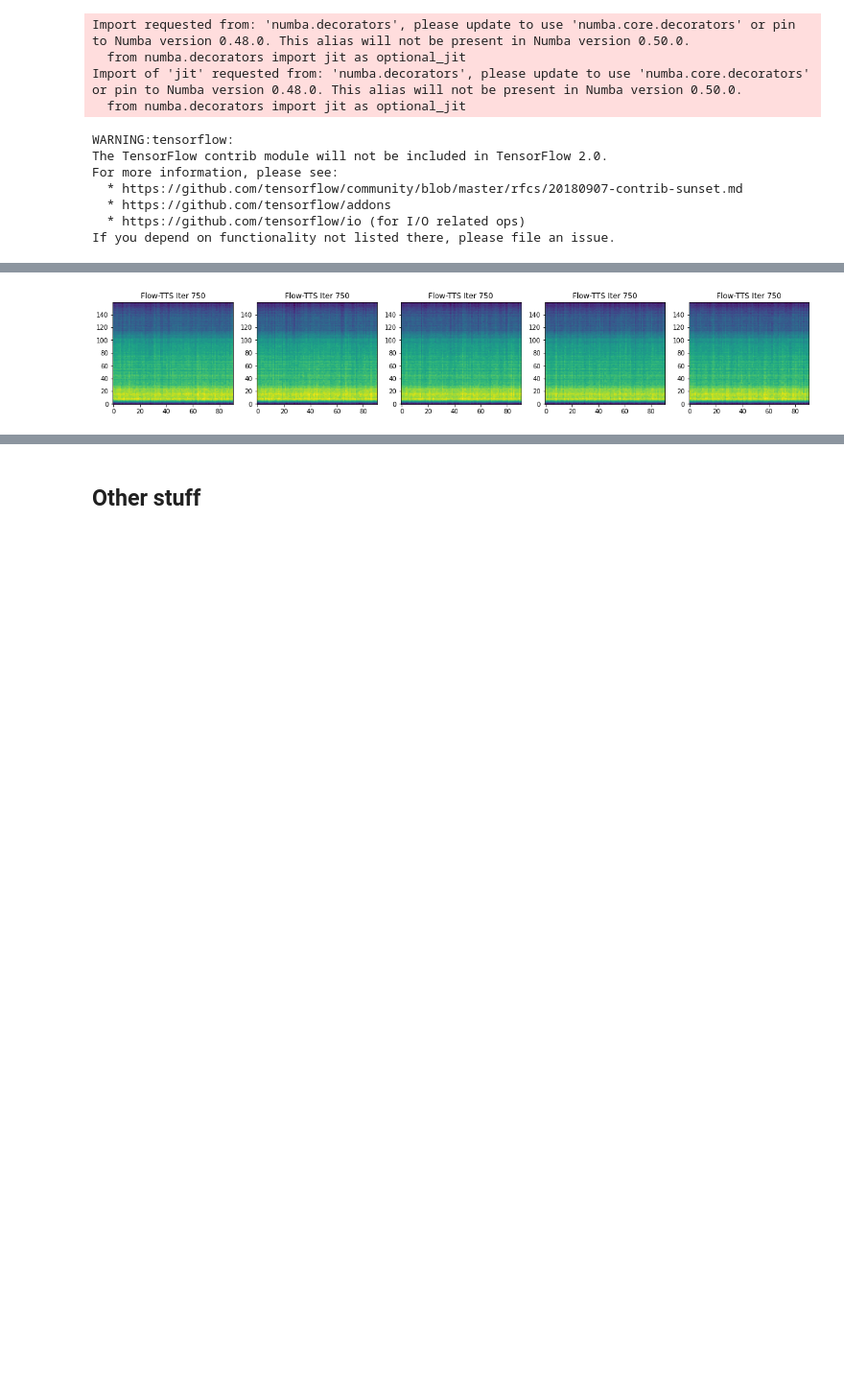
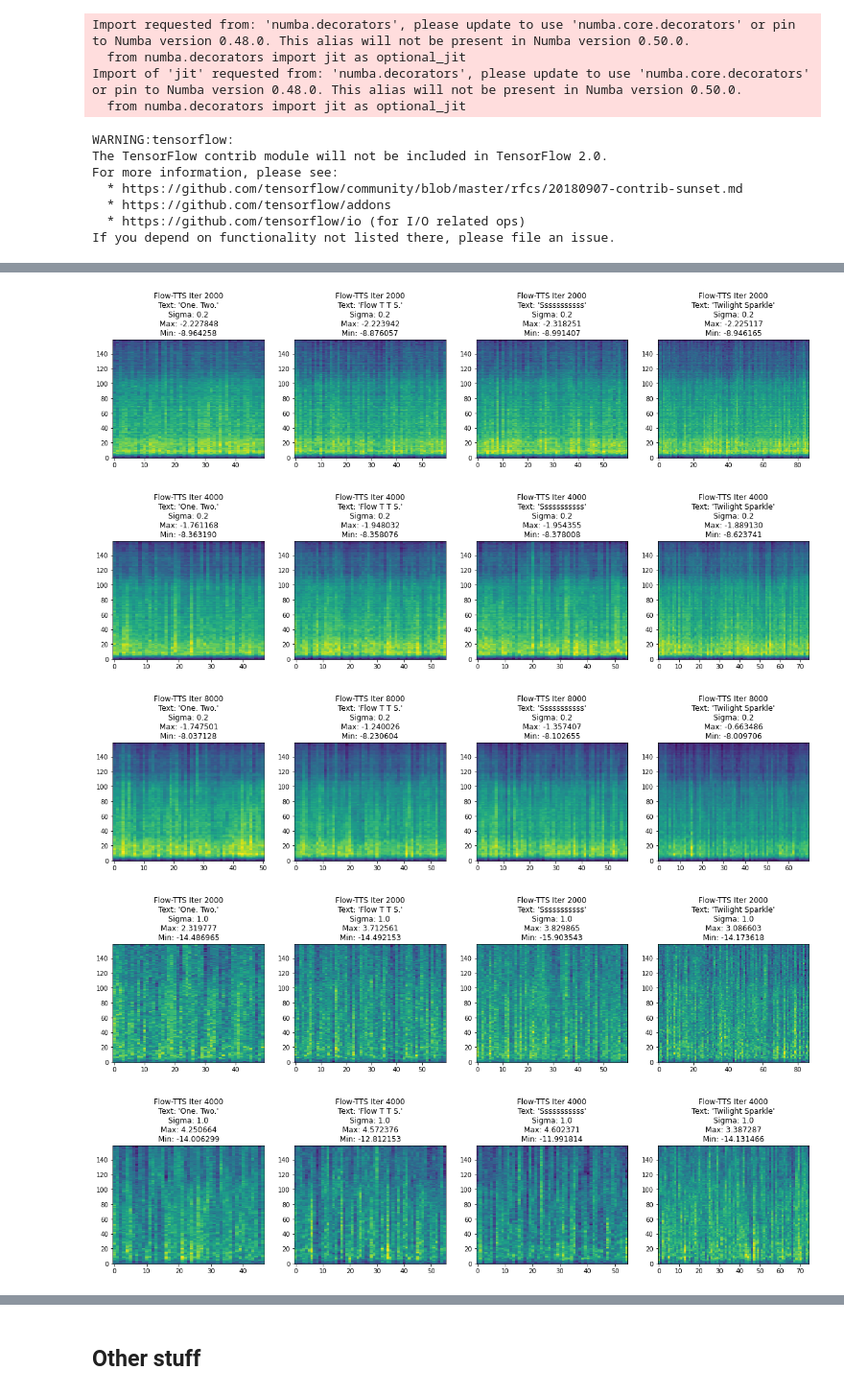
Before and after one commit to CookiePPP/cookietts, a Jupyter notebook: CookieTTS/scripts/FlowTTS Inference.ipynb, the cells around one changed output, grey strips where cells are left out. Shown at 96% size. Cells and saved outputs as stored; diff of their text form; code cells hidden in the pictures; blank space fills up the shorter version.

```diff
--- a/CookieTTS/scripts/FlowTTS Inference.ipynb
+++ b/CookieTTS/scripts/FlowTTS Inference.ipynb
@@ -20,7 +20,7 @@ Import requested from: 'numba.decorators', please update to use 'numba.core.deco
 Import of 'jit' requested from: 'numba.decorators', please update to use 'numba.core.decorators' or pin to Numba version 0.48.0. This alias will not be present in Numba version 0.50.0.
   from numba.decorators import jit as optional_jit
 # %%
-def plot_data(data, title=None, figsize=(20, 3)):
+def plot_data(data, title=None, figsize=(20, 3.5)):
     fig, axes = plt.subplots(1, len(data), figsize=figsize)
     for i in range(len(data)):
         if title:
@@ -39,33 +39,44 @@ For more information, please see:
 If you depend on functionality not listed there, please file an issue.
 # %%
 checkpoint_paths = [
+    r"G:\TwiBot\CookiePPPTTS\CookieTTS\_2_ttm\flowtts\outdir\checkpoint_2000",
+    r"G:\TwiBot\CookiePPPTTS\CookieTTS\_2_ttm\flowtts\outdir\checkpoint_4000",
     r"G:\TwiBot\CookiePPPTTS\CookieTTS\_2_ttm\flowtts\outdir\best_model",
 ]
 
-n_attempts = 5
+texts = [
+    "One. Two.",
+    "Flow T T S.",
+    "Sssssssssss",
+    "Twilight Sparkle",
+]
 
-# Text
-text = "One. two. Three."
-sequence = np.array(text_to_sequence(text, ['english_cleaners']))[None, :]
-sequence = torch.autograd.Variable(
-    torch.from_numpy(sequence)).cuda().long()
+sigma = [0.2,1.0,]
+
 # Speaker IDs
 speaker_ids = torch.LongTensor([5,]).cuda()
-print(speaker_ids)
+print('Speaker ID =', speaker_ids)
 # Generate
 with torch.no_grad():
-    for checkpoint_path in checkpoint_paths:
-        print(checkpoint_path)
-        checkpoint = torch.load(checkpoint_path)
-        iteration = checkpoint['iteration']
-        print(f"On iter {iteration}")
-        model = load_model(hparams)
-        model.load_state_dict(checkpoint['state_dict'])
-        _ = model.cuda().eval()
-        mel_outputs = []
-        for i in range(n_attempts):
-            mel_output, *_ = model.inference(sequence, speaker_ids, sigma=0.10)
-            print(f'[mean {mel_output.mean().item():.6f}] [max {mel_output.max().item():.6f}] [min {mel_output.min().item():.6f}]')
-            mel_outputs.append(mel_output)
-        plot_data((*[x.float().cpu().numpy()[0] for x in mel_outputs],), title=[f'Flow-TTS Iter {iteration}',]*n_attempts)
+    for sigma_ in sigma:
+        for i, checkpoint_path in enumerate(checkpoint_paths):
+            print(checkpoint_path)
+            checkpoint = torch.load(checkpoint_path)
+            iteration = checkpoint['iteration']
+            print(f"On iter {iteration}")
+            model = load_model(hparams)
+            model.load_state_dict(checkpoint['state_dict'])
+            _ = model.cuda().eval()
+            mel_outputs = []
+            titles=[]
+            for text in texts:
+                sequence = np.array(text_to_sequence(text, ['basic_cleaners']))[None, :]
+                sequence = torch.autograd.Variable(torch.from_numpy(sequence)).cuda().long()
+                mel_output, *_ = model.inference(sequence, speaker_ids, sigma=sigma_)
+                mel_output = (mel_output-3.5)*8 # inverse transform magnitudes from -1 -> 1 to -11.5 -> 4.5
+
+                print(f'Text: {"`"+text+"`":20} [mean {mel_output.mean().item():.6f}] [max {mel_output.max().item():.6f}] [min {mel_output.min().item():.6f}]')
+                mel_outputs.append(mel_output)
+                titles.append(f"Flow-TTS Iter {iteration}\nText: '{text}'\nSigma: {sigma_}\nMax: {mel_output.max().item():.6f}\nMin: {mel_output.min().item():.6f}")
+            plot_data((*[x.float().cpu().numpy()[0] for x in mel_outputs],), title=titles)
 # %% [output]
@@ -89 +100,5 @@ value.shape = torch.Size([4, 16, 160])
-[figure, old version]
+[figure, new version]
+[figure, added]
+[figure, added]
+[figure, added]
+[figure, added]
```
Also changed, not shown: parts of 9 cells of this notebook, 10 other files.
